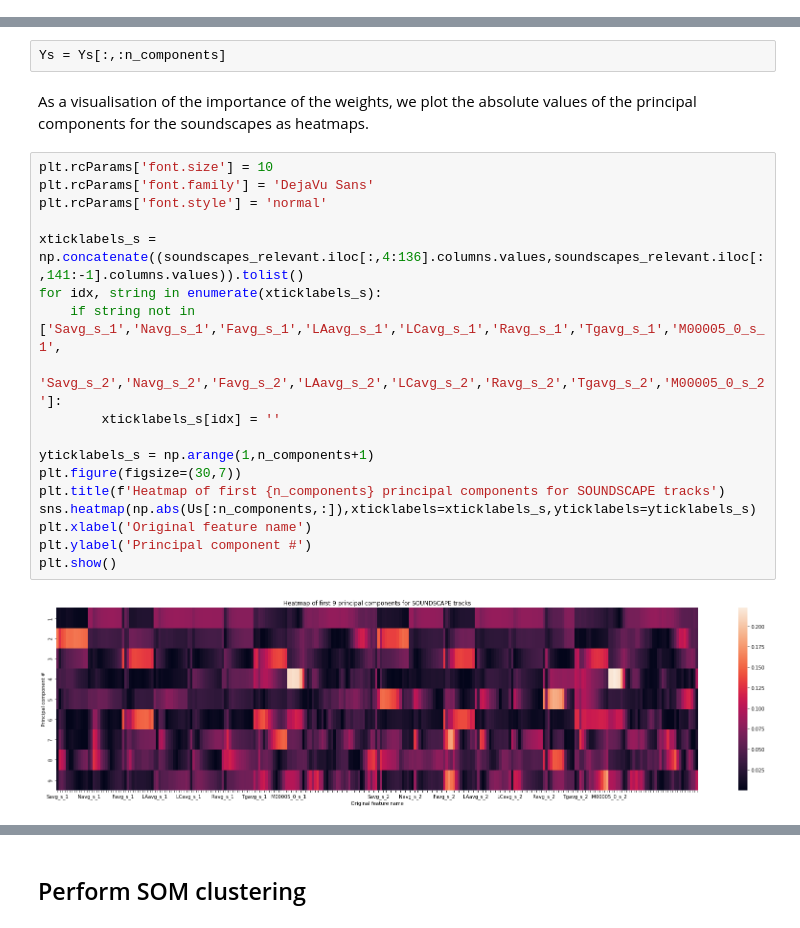
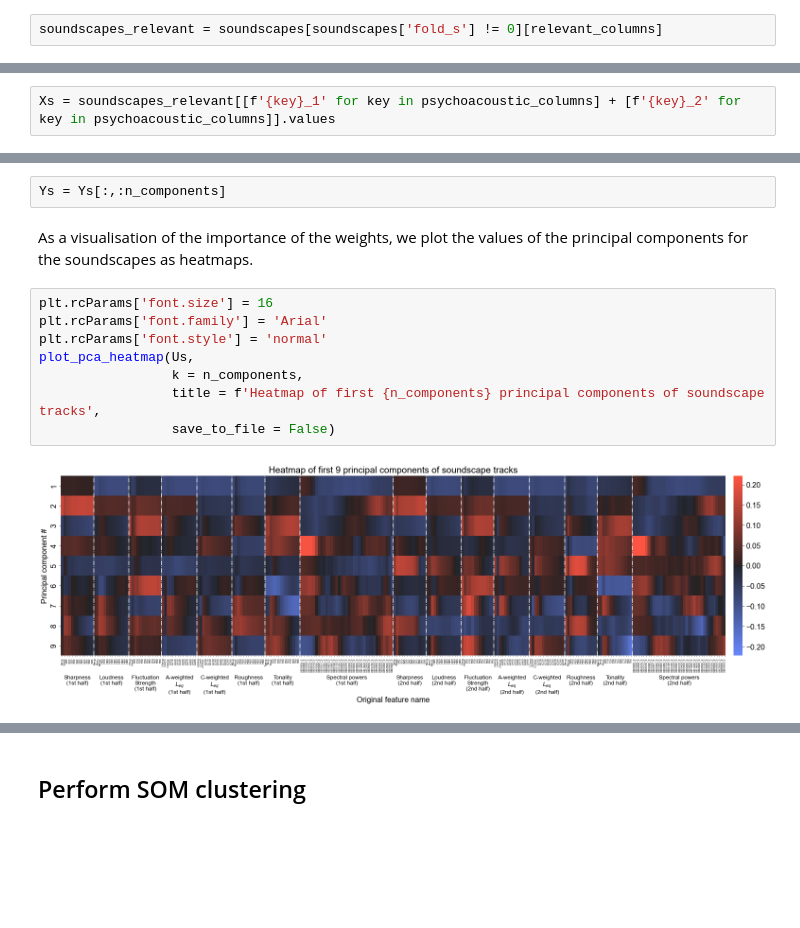
Before and after one commit to ntudsp/araus-dataset-baseline-models, a Jupyter notebook: code/replication_code.ipynb, the cells around one changed output, grey strips where cells are left out. Cells and saved outputs as stored; diff of their text form; blank space fills up the shorter version.

```diff
--- a/code/replication_code.ipynb
+++ b/code/replication_code.ipynb
@@ -64,0 +49,2 @@ soundscapes_relevant
+# %%
+soundscapes_relevant = soundscapes[soundscapes['fold_s'] != 0][relevant_columns]
@@ -74,3 +60,5 @@ Xs = np.concatenate((soundscapes_relevant.iloc[:,4:136].values,soundscapes_relev
+# %%
+Xs = soundscapes_relevant[[f'{key}_1' for key in psychoacoustic_columns] + [f'{key}_2' for key in psychoacoustic_columns]].values
 # %% [markdown]
 ## Perform PCA
 # %% [markdown]
@@ -103,27 +91,17 @@ Extract out first `n_components` principal components (i.e. those that explain 9
 # %%
 Ys = Ys[:,:n_components]
 # %% [markdown]
-As a visualisation of the importance of the weights, we plot the absolute values of the principal components for the soundscapes as heatmaps.
+As a visualisation of the importance of the weights, we plot the values of the principal components for the soundscapes as heatmaps.
-# %%
-plt.rcParams['font.size'] = 10
-plt.rcParams['font.family'] = 'DejaVu Sans'
-plt.rcParams['font.style'] = 'normal'
-
-xticklabels_s = np.concatenate((soundscapes_relevant.iloc[:,4:136].columns.values,soundscapes_relevant.iloc[:,141:-1].columns.values)).tolist()
-for idx, string in enumerate(xticklabels_s):
-    if string not in ['Savg_s_1','Navg_s_1','Favg_s_1','LAavg_s_1','LCavg_s_1','Ravg_s_1','Tgavg_s_1','M00005_0_s_1',
-                      'Savg_s_2','Navg_s_2','Favg_s_2','LAavg_s_2','LCavg_s_2','Ravg_s_2','Tgavg_s_2','M00005_0_s_2']:
-        xticklabels_s[idx] = ''
-
-yticklabels_s = np.arange(1,n_components+1)
-plt.figure(figsize=(30,7))
-plt.title(f'Heatmap of first {n_components} principal components for SOUNDSCAPE tracks')
-sns.heatmap(np.abs(Us[:n_components,:]),xticklabels=xticklabels_s,yticklabels=yticklabels_s)
-plt.xlabel('Original feature name')
-plt.ylabel('Principal component #')
-plt.show()
-# %% [output]
-[figure, removed]
+# %%
+plt.rcParams['font.size'] = 16
+plt.rcParams['font.family'] = 'Arial'
+plt.rcParams['font.style'] = 'normal'
+plot_pca_heatmap(Us,
+                 k = n_components,
+                 title = f'Heatmap of first {n_components} principal components of soundscape tracks',
+                 save_to_file = False)
+# %% [output]
+[figure, added]
 # %% [markdown]
 Expected output of the above block:
 
```
Also changed, not shown: parts of 62 cells of this notebook, 4 other files.
